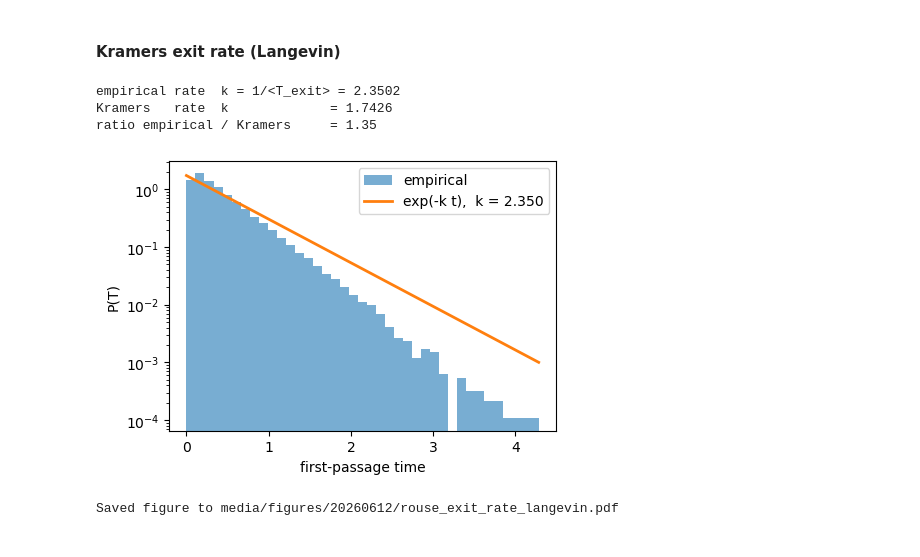
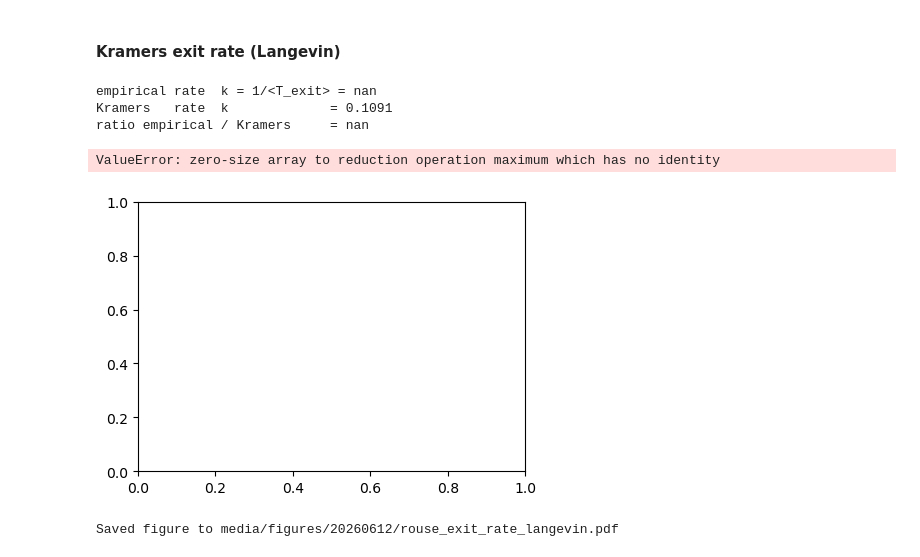
Before and after one commit to ta-rekt/Droplet, a Jupyter notebook: viz-rouse.ipynb, the cells around one changed output. Drawn from its saved outputs; the diff is of its cells as text; code cells hidden in the pictures.

```diff
--- a/viz-rouse.ipynb
+++ b/viz-rouse.ipynb
@@ -206,3 +242,13 @@ mask = np.arange(sim.ns)[burn:, None] < first_exit[None, :]
+# %%
+first_exit_cum = []
+first_entry_cum = []
+
+for i in range(sim.N):
+    # first_exit_cum = np.concatenate((first_exit_cum, sim.A_intervals[i][10:]))
+    # first_entry_cum = np.concatenate((first_entry_cum, sim.B_intervals[i][10:]))
+
+    first_exit_cum = np.concatenate((first_exit_cum, A_intervals_ref[i][1:]))
+    first_entry_cum = np.concatenate((first_entry_cum, B_intervals_ref[i][1:]))
 # %%
 # --- Exit-time distribution and Arrhenius rate ---------------------------
 # First-passage time to cross the barrier crest for each trajectory.
@@ -305,7 +356,7 @@ from viz_util.bvp_solver import (
     Parameters, d2fb_dphi2,
 )
 
-keya = 5
+keya = 10
 p_sim = data[alphas[keya]]["surface_params"]
 
 p = Parameters(
@@ -374,8 +425,8 @@ x_hi = xs[after_well][i_cross + 1]
 F_lo, F_hi = F_vals[after_well][i_cross], F_vals[after_well][i_cross + 1]
 x_bar = x_lo - F_lo * (x_hi - x_lo) / (F_hi - F_lo)
 eps = 0.2
-x_bar_a = p.R + 0.02
-x_bar_b = x_bar
+x_bar_a = p.R + 0.05
+x_bar_b = x_bar+1
 U_bar = U(x_bar, *args)
 
 dU = U_bar - U_well
@@ -423,9 +474,10 @@ Saved figure to media/figures/20260612/rouse_attr_potential.pdf
 # 1) Temperature: ΔU/(kBT) in [3, 7] is the Arrhenius sweet spot --- escape
 #    is rare enough to be exponentially distributed, frequent enough to
 #    collect statistics in reasonable wall-clock time.
-T_bath = 1.8                    # -> ΔU/T ≈ 4.6 here
+T_bath = 1.5                    # -> ΔU/T ≈ 4.6 here
 gamma  = 1.0
 kB     = 1.0
+D = kB*T_bath/gamma
 
 # 2) Time step: needs to satisfy BOTH
 #       dt < (1/10) * γ / max|U''|         (drift stability)
@@ -440,13 +492,16 @@ dt         = min(dt_drift, dt_noise)
 print(f"dt_drift = {dt_drift:.4f}, dt_noise = {dt_noise:.4f}  ->  using dt = {dt:.4f}")
 
 # 3) Total time: a few mean Kramers escape times so we observe many exits.
-# tau_K = (2 * np.pi * gamma / (omega_well * omega_bar)) * np.exp(dU / (kB * T_bath))
+omega_bot = np.sqrt(d2U(8))
+dU_bot = U(x_bar, *args) - U(8, *args)
+tau_bot = (2 * np.pi * gamma / (omega_bot * omega_bar)) * np.exp(dU_bot / (kB * T_bath))
 
 tau_K = ((gamma / dV_R) * (np.sqrt(2*np.pi*kB*T_bath)/omega_bar)
          * np.exp(dU / (kB*T_bath)) * (1 - np.exp(-dV_R * (x_bar - p.R)/ (kB*T_bath))))
 tau   = 500 * tau_K
 
-print(f"Kramers mean exit time ≈ {tau_K:.2f},  using tau = {tau:.1f}")
+print("delta_1^2: ", 1/omega_bot**2)
+print(f"Kramers mean exit time from entropic well ≈ {tau_bot:.2f},  using tau = {tau:.1f}")
 
 # 4) Reflecting wall well clear of the 1/r singularity, but where U(r_min) is
 #    so high that the equilibrium weight there is negligible (~ exp(-U/T)).
@@ -454,8 +509,8 @@ r_min = p.R+0.01
 print(f"U(r_min)/T = {U(r_min, *args)/T_bath:.1f}  (should be >> 1)")
 
 # 5) Number of trajectories — limited by RAM: shape (n, dim, N).
-N = 1000
-nskip = 100
+N = 5000
+nskip = 10
 print(f"n_steps = {int(tau/dt)},  memory ≈ {int(tau/dt)*N*8/1e6/nskip:.0f} MB per array")
 
 sim = lgv.OverdampedHarmonicLangevin(
@@ -464,7 +519,7 @@ sim = lgv.OverdampedHarmonicLangevin(
     F=lambda r: F(r, *args),
     r0=p.R,
     r_min=r_min,
-    seed=1,
+    seed=42,
     nskip=nskip,
     ab = (x_bar_a, x_bar_b)
 )
@@ -522,33 +578,34 @@ for i in range(sim.N):
 # %%
 # --- Exit-time distribution and Arrhenius rate ---------------------------
 # First-passage time to cross the barrier crest for each trajectory.
-exited = (sim.r[:, 0, :] < limit).any(0)
+# exited = (sim.r[:, 0, :] < limit).any(0)
 # fpt = first_exit[exited] * sim.dt * sim.nskip
 fpt = first_exit_cum * sim.dt
 # print(f"{exited.sum()}/{sim.N} trajectories exited")
 
 D = (kB * T_bath) / gamma
 mean_fpt = fpt.mean()
 k_emp    = 1.0 / mean_fpt
-k_kramers = 2.0 / tau_K
+k_kramers = 1.0 / tau_K
 print(f"empirical rate  k = 1/<T_exit> = {k_emp:.4f}")
 print(f"Kramers   rate  k             = {k_kramers:.4f}")
 print(f"ratio empirical / Kramers     = {k_emp / k_kramers:.2f}")
 
 fig, ax = plt.subplots(1, 1, figsize=(5, 3.5))
 bins = np.linspace(0, fpt.max(), 40)
 ax.hist(fpt, bins=bins, density=True, alpha=0.6, label="empirical")
 t_grid = np.linspace(0, fpt.max(), 200)
 ax.plot(t_grid, k_kramers * np.exp(-k_kramers * t_grid), lw=2,
         label=f"exp(-k t),  k = {k_emp:.3f}")
 ax.set_xlabel("first-passage time"); ax.set_ylabel("P(T)"); ax.legend()
 ax.set_yscale("log")
 # ax.set_xscale("log")
 # %% [output]
-empirical rate  k = 1/<T_exit> = 2.3502
-Kramers   rate  k             = 1.7426
-ratio empirical / Kramers     = 1.35
+empirical rate  k = 1/<T_exit> = nan
+Kramers   rate  k             = 0.1091
+ratio empirical / Kramers     = nan
+ValueError: zero-size array to reduction operation maximum which has no identity
-[figure, old version]
+[figure, new version]
 # %%
 out_dir = "media/figures/20260612"
 os.makedirs(out_dir, exist_ok=True)
```
Also changed, not shown: parts of 27 cells of this notebook, 5 other files.
